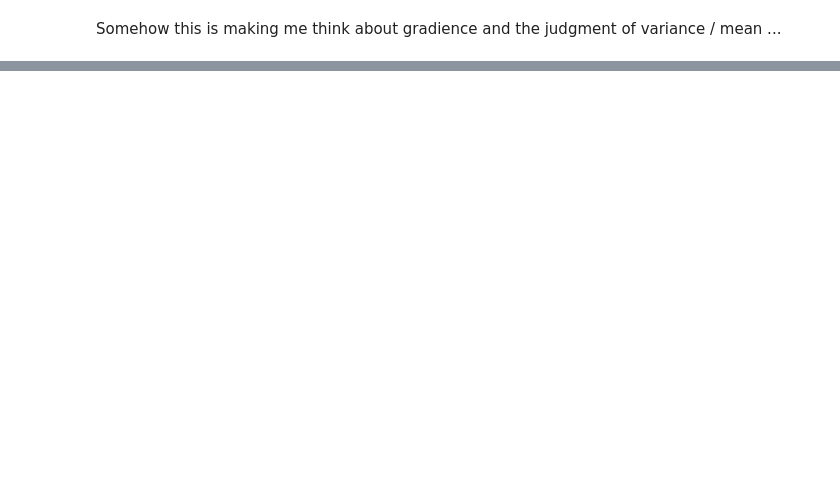
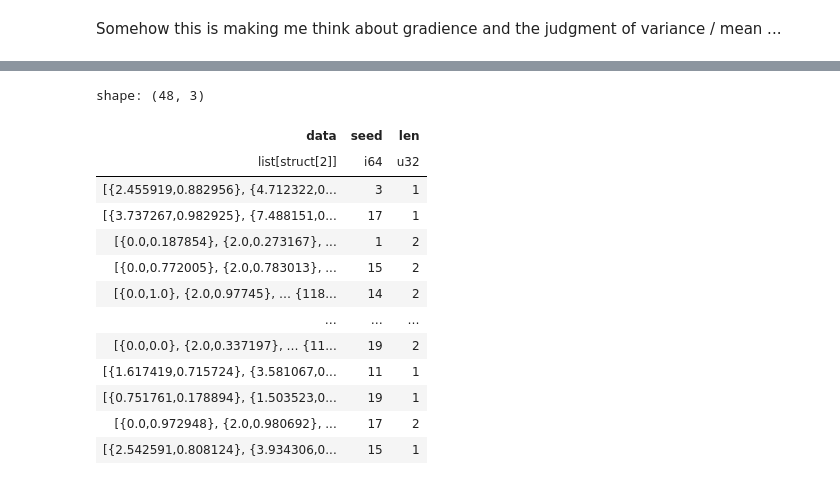
Before and after one commit to mika-long/vis-decode-analysis, a Jupyter notebook: analysis/moritz/Stimuli.ipynb, the cells around one changed output, grey strips where cells are left out. Saved outputs shown, nothing was run; the diff lists cells and outputs as text; code cells hidden in the pictures; blank space fills up the shorter version.

```diff
--- a/analysis/moritz/Stimuli.ipynb
+++ b/analysis/moritz/Stimuli.ipynb
@@ -215,0 +279,17 @@ shape: (144, 8)
+# %%
+df_2.filter(pl.col("flip")).group_by(["data", "seed"]).len()
+# %% [output]
+shape: (48, 3)
+| data | seed | len |
+| list[struct[2]] | i64 | u32 |
+| [{2.455919,0.882956}, {4.712322,0... | 3 | 1 |
+| [{3.737267,0.982925}, {7.488151,0... | 17 | 1 |
+| [{0.0,0.187854}, {2.0,0.273167}, ... | 1 | 2 |
+| [{0.0,0.772005}, {2.0,0.783013}, ... | 15 | 2 |
+| [{0.0,1.0}, {2.0,0.97745}, … {118... | 14 | 2 |
+| … | … | … |
+| [{0.0,0.0}, {2.0,0.337197}, … {11... | 19 | 2 |
+| [{1.617419,0.715724}, {3.581067,0... | 11 | 1 |
+| [{0.751761,0.178894}, {1.503523,0... | 19 | 1 |
+| [{0.0,0.972948}, {2.0,0.980692}, ... | 17 | 2 |
+| [{2.542591,0.808124}, {3.934306,0... | 15 | 1 |
```
Also changed, not shown: parts of 35 cells of this notebook.
